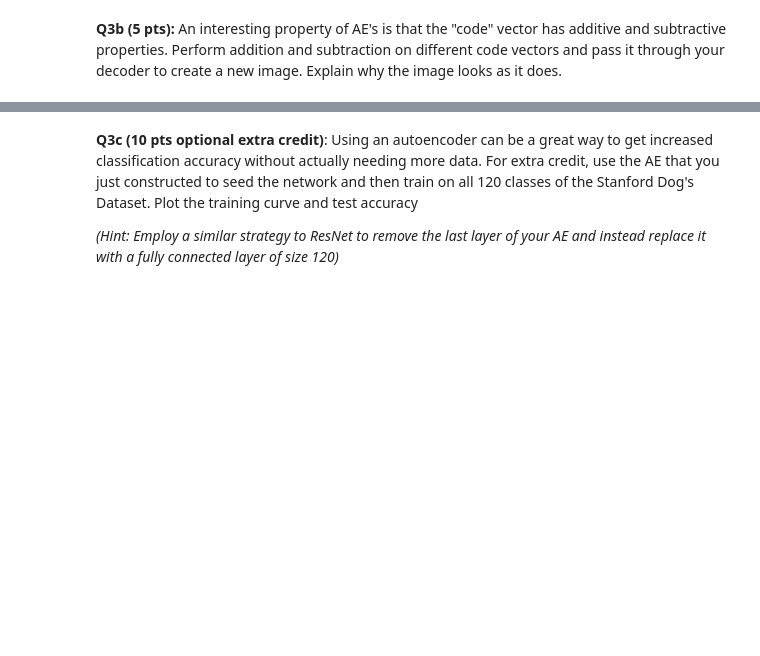
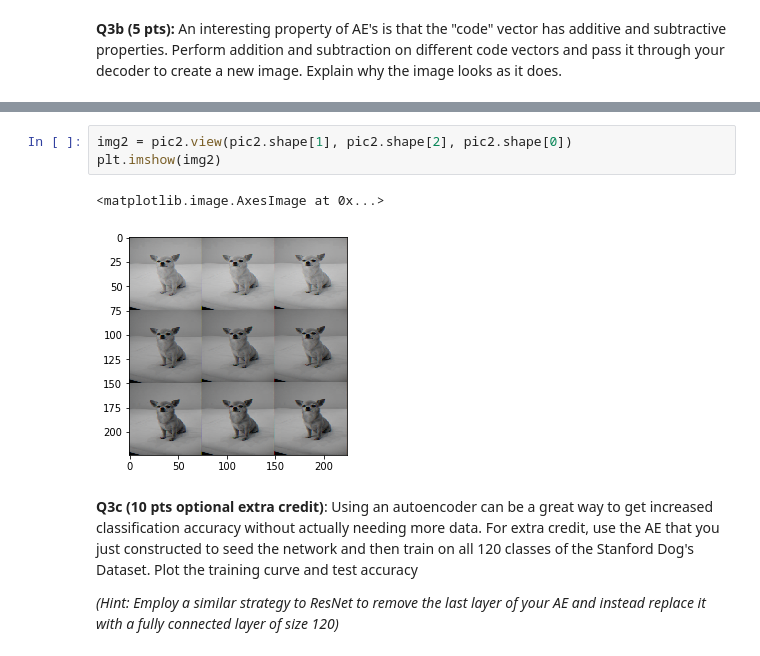
Before and after one commit to ymann/CIS700-Deep-Learning, a Jupyter notebook: HW2.ipynb, the cells around one changed output, grey strips where cells are left out. Saved outputs shown, nothing was run; the diff lists cells and outputs as text; blank space fills up the shorter version.

```diff
--- a/HW2.ipynb
+++ b/HW2.ipynb
@@ -744,3 +831,9 @@ def to_img(x):
+# %%
+img2 = pic2.view(pic2.shape[1], pic2.shape[2], pic2.shape[0])
+plt.imshow(img2)
+# %% [output]
+<matplotlib.image.AxesImage at 0x...>
+[figure, added]
 # %% [markdown]
 **Q3c (10 pts optional extra credit)**: Using an autoencoder can be a great way to get increased classification accuracy without actually needing more data. For extra credit, use the AE that you just constructed to seed the network and then train on all 120 classes of the Stanford Dog's Dataset. Plot the training curve and test accuracy
 
```
Also changed, not shown: parts of 36 cells of this notebook.
